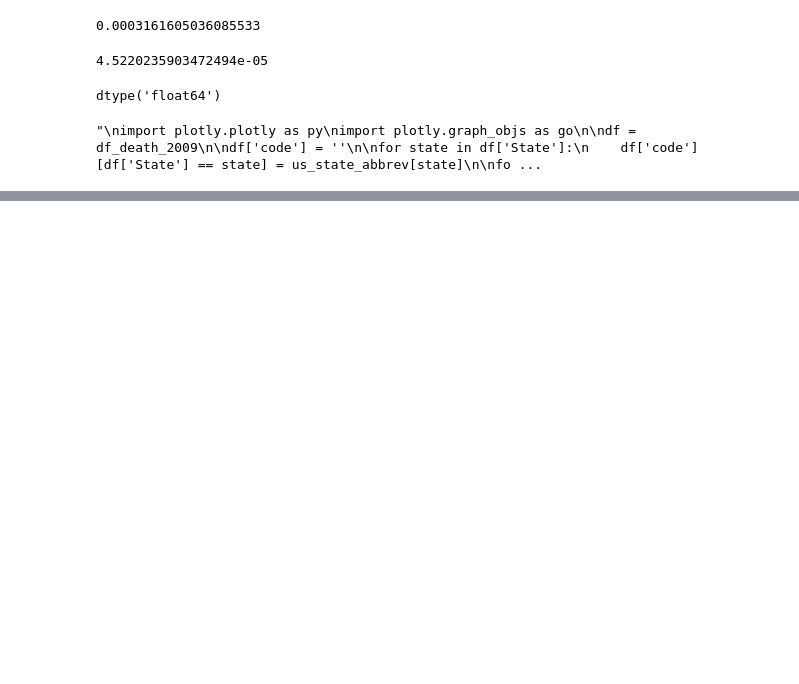
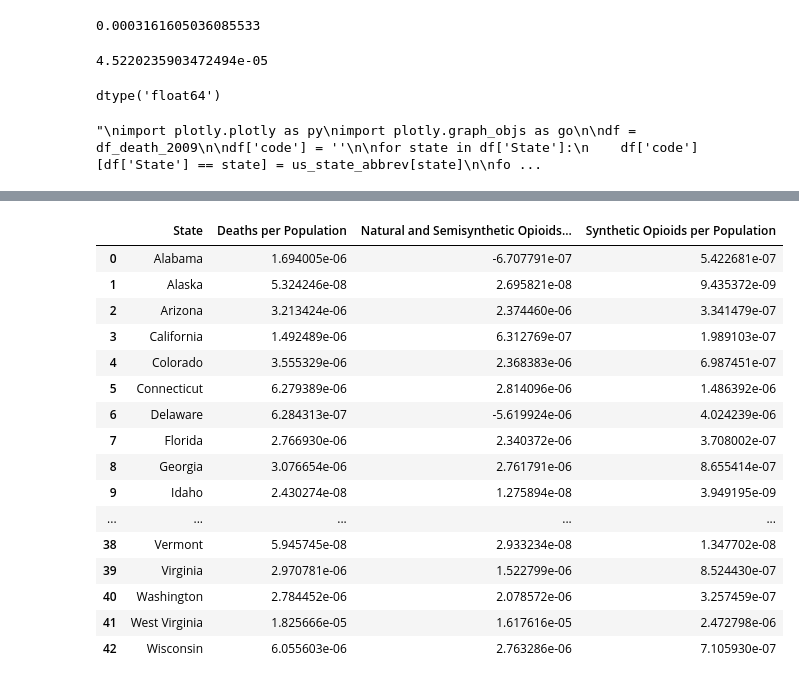
Before and after one commit to displaced-lobster/BDC2019, a Jupyter notebook: Colorado.ipynb, the cells around one changed output, grey strips where cells are left out. Cells and saved outputs as stored; diff of their text form; code cells hidden in the pictures; blank space fills up the shorter version.

```diff
--- a/Colorado.ipynb
+++ b/Colorado.ipynb
@@ -576,0 +662,21 @@ df_death_2009.head()
+# %%
+df_growth = calculate_slopes()
+df_growth
+# %% [output]
+|  | State | Deaths per Population | Natural and Semisynthetic Opioids... | Synthetic Opioids per Population |
+| 0 | Alabama | 1.694005e-06 | -6.707791e-07 | 5.422681e-07 |
+| 1 | Alaska | 5.324246e-08 | 2.695821e-08 | 9.435372e-09 |
+| 2 | Arizona | 3.213424e-06 | 2.374460e-06 | 3.341479e-07 |
+| 3 | California | 1.492489e-06 | 6.312769e-07 | 1.989103e-07 |
+| 4 | Colorado | 3.555329e-06 | 2.368383e-06 | 6.987451e-07 |
+| 5 | Connecticut | 6.279389e-06 | 2.814096e-06 | 1.486392e-06 |
+| 6 | Delaware | 6.284313e-07 | -5.619924e-06 | 4.024239e-06 |
+| 7 | Florida | 2.766930e-06 | 2.340372e-06 | 3.708002e-07 |
+| 8 | Georgia | 3.076654e-06 | 2.761791e-06 | 8.655414e-07 |
+| 9 | Idaho | 2.430274e-08 | 1.275894e-08 | 3.949195e-09 |
+| ... | ... | ... | ... | ... |
+| 38 | Vermont | 5.945745e-08 | 2.933234e-08 | 1.347702e-08 |
+| 39 | Virginia | 2.970781e-06 | 1.522799e-06 | 8.524430e-07 |
+| 40 | Washington | 2.784452e-06 | 2.078572e-06 | 3.257459e-07 |
+| 41 | West Virginia | 1.825666e-05 | 1.617616e-05 | 2.472798e-06 |
+| 42 | Wisconsin | 6.055603e-06 | 2.763286e-06 | 7.105930e-07 |
```
Also changed, not shown: parts of 11 cells of this notebook.
